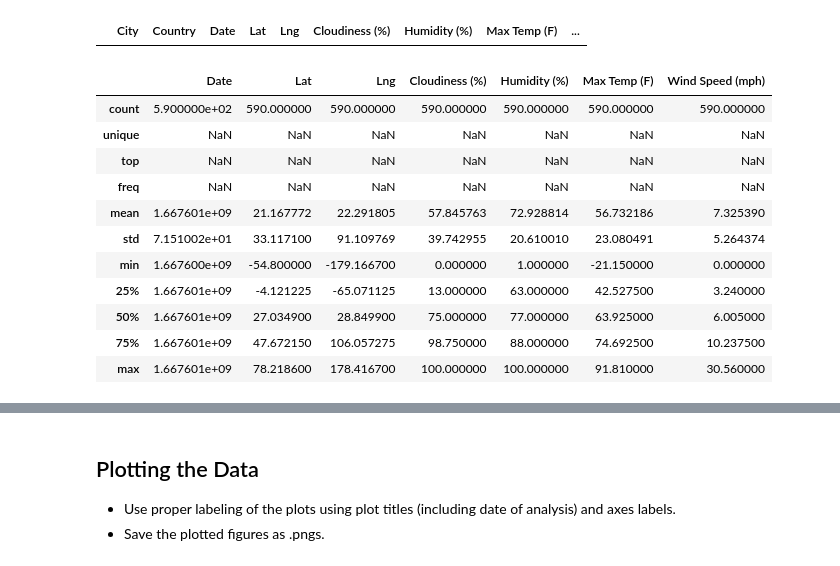
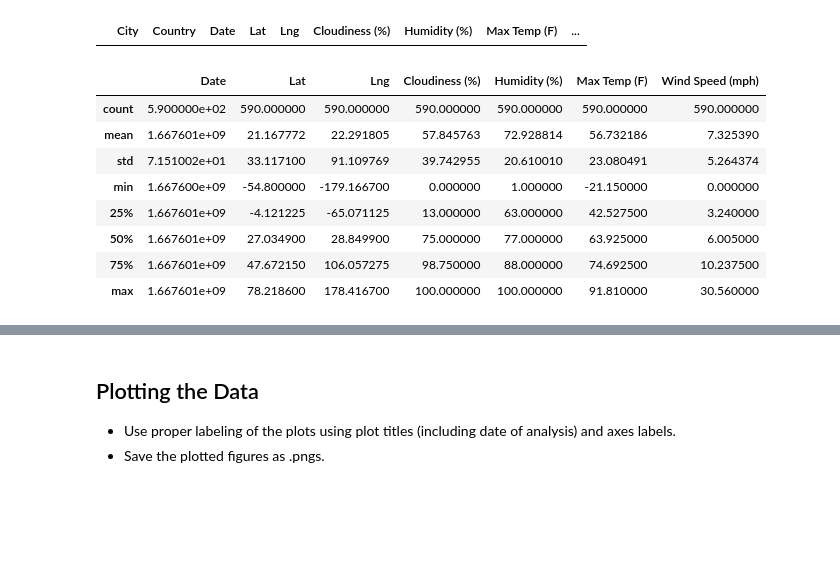
Before and after one commit to Shorleyshor/python-api-challenge, a Jupyter notebook: starter_code/WeatherPy.ipynb, the cells around one changed output, grey strips where cells are left out. Cells and saved outputs as stored; diff of their text form; code cells hidden in the pictures; blank space fills up the shorter version.

```diff
--- a/starter_code/WeatherPy.ipynb
+++ b/starter_code/WeatherPy.ipynb
@@ -164,14 +164,14 @@ weather_data[humidity_condition]
 # %%
 humidity_condition = weather_data.describe(include = "all")
 
+humidity_condition.drop(['unique','top', 'freq'], axis=0, inplace=True)
+
+
 humidity_condition.drop(['City','Country'], axis=1, inplace=True)
 humidity_condition
 # %% [output]
 |  | Date | Lat | Lng | Cloudiness (%) | Humidity (%) | Max Temp (F) | Wind Speed (mph) |
 | count | 5.900000e+02 | 590.000000 | 590.000000 | 590.000000 | 590.000000 | 590.000000 | 590.000000 |
-| unique | NaN | NaN | NaN | NaN | NaN | NaN | NaN |
-| top | NaN | NaN | NaN | NaN | NaN | NaN | NaN |
-| freq | NaN | NaN | NaN | NaN | NaN | NaN | NaN |
 | mean | 1.667601e+09 | 21.167772 | 22.291805 | 57.845763 | 72.928814 | 56.732186 | 7.325390 |
 | std | 7.151002e+01 | 33.117100 | 91.109769 | 39.742955 | 20.610010 | 23.080491 | 5.264374 |
 | min | 1.667600e+09 | -54.800000 | -179.166700 | 0.000000 | 1.000000 | -21.150000 | 0.000000 |
```
Also changed, not shown: parts of 28 cells of this notebook, 16 other files.
